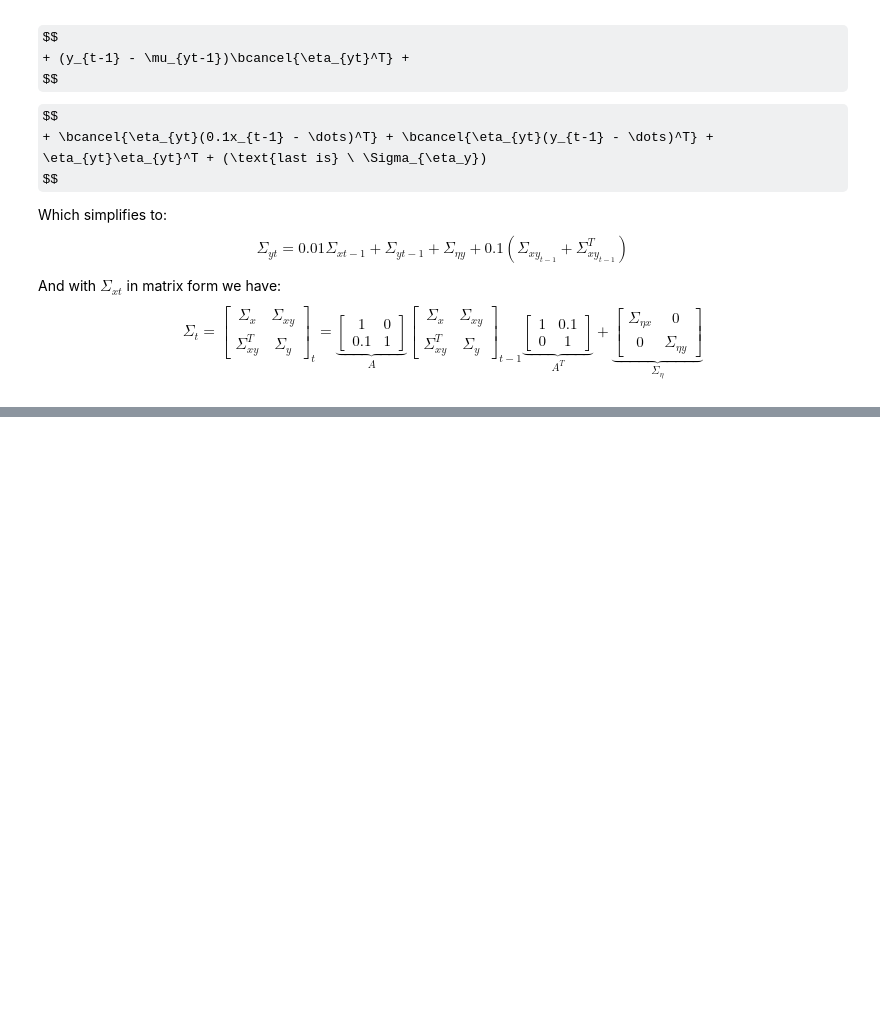
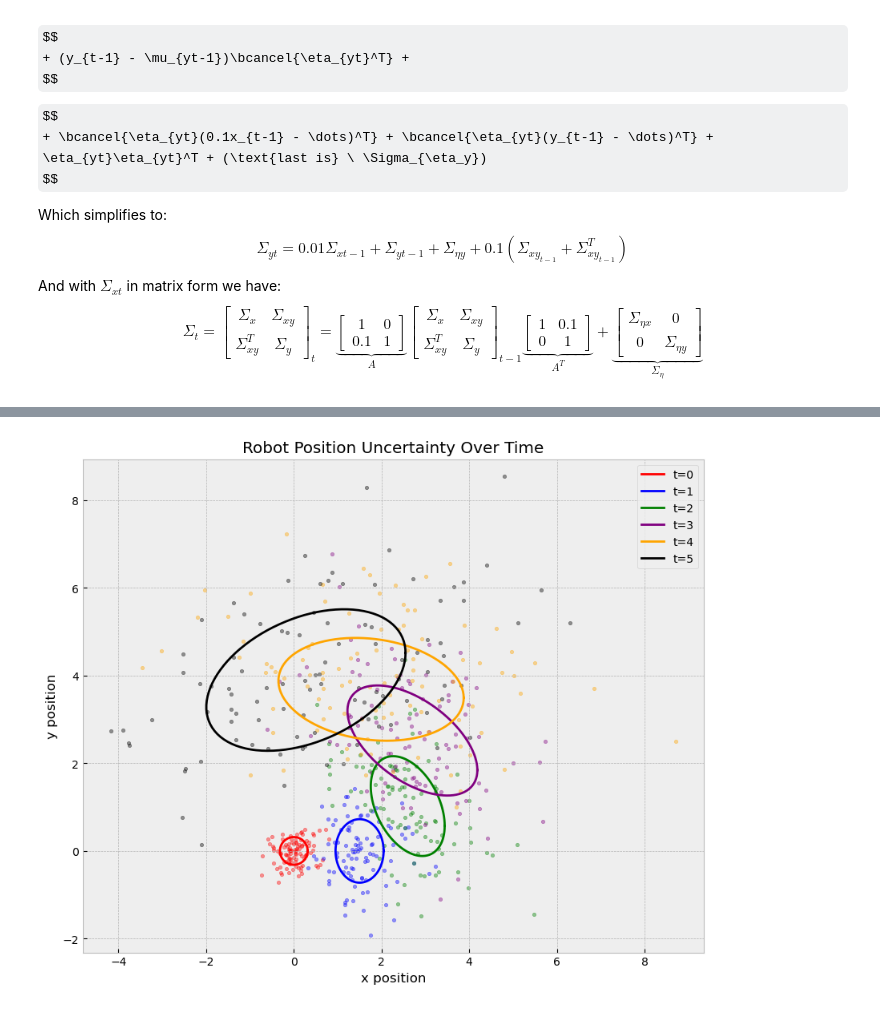
Before and after one commit to Fatyhich/sk_perception, a Jupyter notebook: PS/PS1_Fatykhich.ipynb, the cells around one changed output, grey strips where cells are left out. Drawn from its saved outputs; the diff is of its cells as text; code cells hidden in the pictures; some formulas as TeX source; blank space fills up the shorter version.

```diff
--- a/PS/PS1_Fatykhich.ipynb
+++ b/PS/PS1_Fatykhich.ipynb
@@ -620,0 +696,78 @@ plt.axis('equal')
+# %%
+dt = 0.5
+control = np.array([3, 1.5])  # [velocity, angular velocity]
+noise_cov = np.array([[0.2, 0, 0],
+                      [0, 0.2, 0],
+                      [0, 0, 0.1]])
+initial_state = np.array([0, 0, 0])  # [x, y, theta]
+initial_cov = np.array([[0.1, 0, 0],
+                        [0, 0.1, 0],
+                        [0, 0, 0.1]])
+
+def plot_ellipse(mean, cov, color='red', label=None):
+    """Plot uncertainty ellipse"""
+    # Generate points on a circle
+    angles = np.linspace(0, 2*np.pi, 100)
+    circle = np.array([np.cos(angles), np.sin(angles)])
+
+    # Transform circle into ellipse
+    L = np.linalg.cholesky(cov[:2, :2])
+    ellipse = (L @ circle + mean[:2, np.newaxis]).T
+
+    plt.plot(ellipse[:, 0], ellipse[:, 1], color=color, label=label)
+
+def propagate_state(n_steps=5):
+    """Propagate robot state and uncertainty"""
+    states = []
+    mean = initial_state
+    cov = initial_cov
+    v, w = control
+
+    # Store initial state
+    states.append((mean.copy(), cov.copy()))
+
+    # Propagate for n steps
+    for t in range(n_steps):
+        theta = mean[2]
+
+        # Jacobian matrix
+        G = np.array([
+            [1, 0, -v * np.sin(theta) * dt],
+            [0, 1, v * np.cos(theta) * dt],
+            [0, 0, 1]
+        ])
+
+        # Update mean
+        mean = mean + np.array([
+            dt * np.cos(theta) * v,
+            dt * np.sin(theta) * v,
+            dt * w
+        ])
+
+        # Update covariance
+        cov = G @ cov @ G.T + noise_cov
+        states.append((mean.copy(), cov.copy()))
+
+    return states
+
+plt.figure(figsize=(10, 8))
+colors = ['red', 'blue', 'green', 'purple', 'orange', 'black']
+
+states = propagate_state()
+for t, (mean, cov) in enumerate(states):
+    color = colors[t]
+    plot_ellipse(mean, cov, color=color, label=f"t={t}")
+
+    # Add some random samples to show uncertainty
+    samples = np.random.multivariate_normal(mean[:2], cov[:2, :2], size=100)
+    plt.scatter(samples[:, 0], samples[:, 1], color=color, alpha=0.4, s=10)
+
+plt.grid(True)
+plt.xlabel('x position')
+plt.ylabel('y position')
+plt.title('Robot Position Uncertainty Over Time')
+plt.legend()
+plt.axis('equal')
+plt.show()
+# %% [output]
+[figure, added]
```
Also changed, not shown: parts of 12 cells of this notebook.
